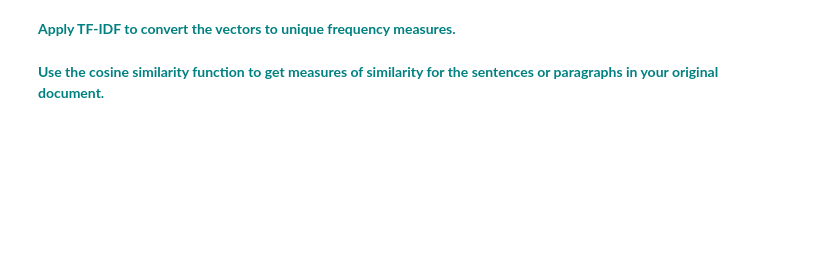
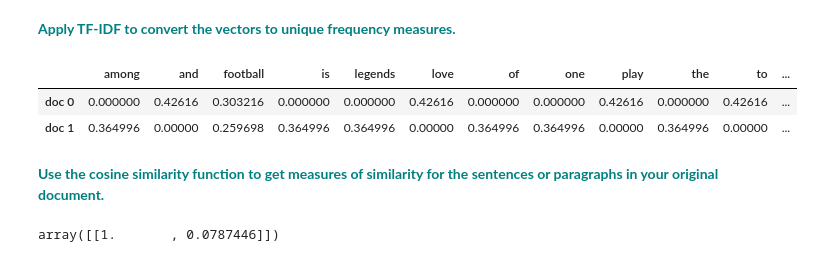
Before and after one commit to pritjee/Springboard, a Jupyter notebook: Cosine_Similarity_Case_Study.ipynb, the cells around one changed output. Drawn from its saved outputs; the diff is of its cells as text; code cells hidden in the pictures; blank space fills up the shorter version.

```diff
--- a/Cosine_Similarity_Case_Study.ipynb
+++ b/Cosine_Similarity_Case_Study.ipynb
@@ -114,4 +158,16 @@ Replace the current values for `Document 0` and `Document 1` with your own sente
 # %% [markdown]
  **<font color='teal'> Apply TF-IDF to convert the vectors to unique frequency measures.</font>**
+# %%
+vectorize = TfidfVectorizer()
+trans=vectorize.fit_transform(corpus)
+pd.DataFrame(trans.toarray(),columns=vectorize.get_feature_names(),index=['doc 0','doc 1'])
+# %% [output]
+|  | among | and | football | is | legends | love | of | one | play | the | to | ... |
+| doc 0 | 0.000000 | 0.42616 | 0.303216 | 0.000000 | 0.000000 | 0.42616 | 0.000000 | 0.000000 | 0.42616 | 0.000000 | 0.42616 | ... |
+| doc 1 | 0.364996 | 0.00000 | 0.259698 | 0.364996 | 0.364996 | 0.00000 | 0.364996 | 0.364996 | 0.00000 | 0.364996 | 0.00000 | ... |
 # %% [markdown]
  **<font color='teal'> Use the cosine similarity function to get measures of similarity for the sentences or paragraphs in your original document.</font>**
+# %%
+cosine_similarity(trans[0:1], trans)
+# %% [output]
+array([[1.       , 0.0787446]])
```
Also changed, not shown: parts of 10 cells of this notebook.
